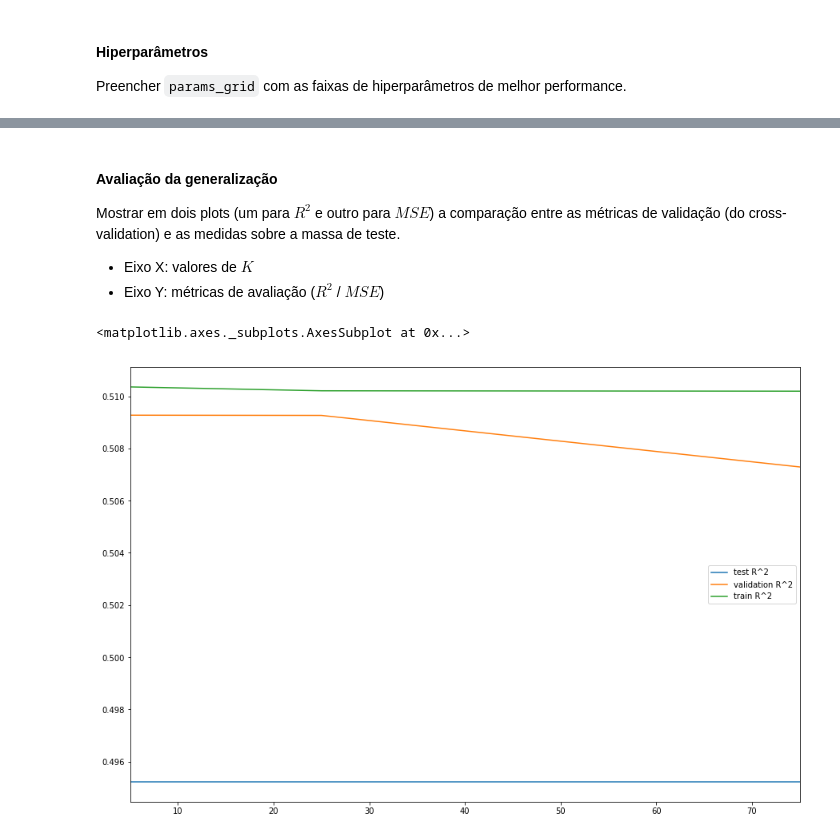
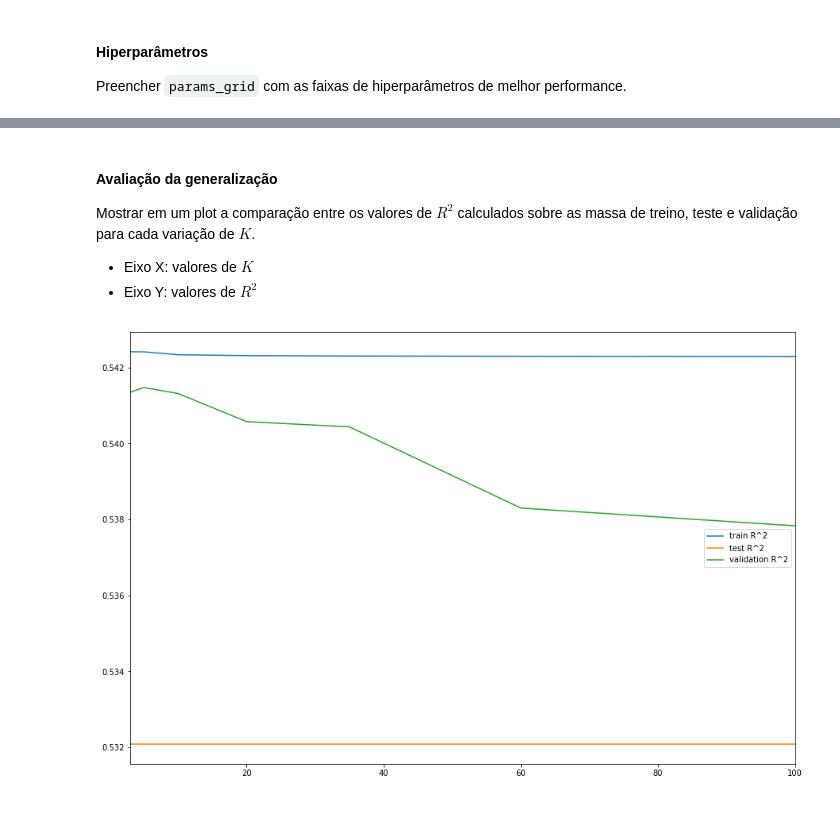
Before and after one commit to somostera/tera-data-science-jul2018, a Jupyter notebook: 17-cross-validation-and-regularization/Solução 2 - Validação Cruzada Para Seleção de Modelos.ipynb, the cells around one changed output, grey strips where cells are left out. Cells and saved outputs as stored; diff of their text form; code cells hidden in the pictures; blank space fills up the shorter version.

```diff
--- a/17-cross-validation-and-regularization/Solução 2 - Validação Cruzada Para Seleção de Modelos.ipynb
+++ b/17-cross-validation-and-regularization/Solução 2 - Validação Cruzada Para Seleção de Modelos.ipynb
@@ -277,9 +277,9 @@ Preencher `params_grid` com as faixas de hiperparâmetros de melhor performance.
 # %%
 """ Complete os espaços com ? """
 param_grid = {
-    "alpha": np.logspace(1, 3, 5),
-    "l1_ratio": np.linspace(0.3, 0.9, 5),
-    "max_iter": [100],
+    "alpha": np.logspace(1, 2, 3),
+    "l1_ratio": np.linspace(0.7, 1, 3),
+    "max_iter": [1000],
     "positive": [True]
 }
 # %% [markdown]
@@ -291,8 +289,10 @@ k_list = [2, 3, 4, 5, 6, 7, 8, 9, 10]
+# %%
+k_list = [3, 5, 10, 20, 35, 60, 100]
 # %%
 """ Escreva a solução aqui """
 
 measures = pd.DataFrame(
-    columns=["mean_train_score", "mean_test_score", "std_train_score", "std_test_score"],
+    columns=["train R^2", "test R^2", "validation R^2"],
     index=k_list,
     data=None
 )
@@ -302,17 +302,32 @@ for k in k_list:
     grid = GridSearchCV(
         ElasticNet(),
         param_grid=param_grid,
-        scoring='r2',
-        cv=KFold(n_splits=k, shuffle=True, random_state=42)
+        scoring=['r2'],
+        cv=KFold(n_splits=k, shuffle=True, random_state=42),
+        refit=False
     )
     grid.fit(x_train, y_train)
 
     # retrieving best model validation results
     cv_results = pd.DataFrame(grid.cv_results_)
-    measures.loc[k, 'mean_train_score'] = cv_results.mean_train_score.mean()
-    measures.loc[k, 'mean_test_score'] = cv_results.mean_test_score.mean()
-    measures.loc[k, 'std_train_score'] = cv_results.mean_train_score.std()
-    measures.loc[k, 'std_test_score'] = cv_results.mean_test_score.std()
+    best_index = cv_results.mean_test_r2.argmax()
+    r2_tr = cv_results.loc[best_index, 'mean_train_r2']
+    r2_vd = cv_results.loc[best_index, 'mean_test_r2']
+
+    # training model w/ best params
+    best_params = cv_results.loc[best_index, "params"]
+    model = ElasticNet(**best_params).fit(x_train, y_train)
+
+    # retrieving best model's test results
+    y_pred = model.predict(x_test)
+    y_true = y_test
+    mse_te = mean_squared_error(y_true, y_pred)
+    r2_te = r2_score(y_true, y_pred)
+
+    # filling measures table
+    measures.loc[k, "train R^2"] = r2_tr
+    measures.loc[k, "test R^2"] = r2_te
+    measures.loc[k, "validation R^2"] = r2_vd
 
 measures
 # %% [output]
@@ -350,13 +342,12 @@ cv_results
 # %% [markdown]
 ####  Avaliação da generalização
 
-Mostrar em dois plots (um para $R^2$ e outro para $MSE$) a comparação entre as métricas de validação (do cross-validation) e as medidas sobre a massa de teste.
+Mostrar em um plot a comparação entre os valores de $R^2$ calculados sobre as massa de treino, teste e validação para cada variação de $K$.
 
-* Eixo X: valores de  $K$
-* Eixo Y: métricas de avaliação ($R^2$ / $MSE$)
+* Eixo X: valores de $K$
+* Eixo Y: valores de $R^2$
 # %%
 """ Escreva a solução aqui """
-measures[["test R^2", "validation R^2", "train R^2"]].plot(figsize=(15,10))
+_ = measures[["train R^2", "test R^2", "validation R^2"]].plot(figsize=(15,10))
 # %% [output]
-<matplotlib.axes._subplots.AxesSubplot at 0x...>
-[figure, old version]
+[figure, new version]
```
Also changed, not shown: parts of 6 cells of this notebook, 5 other files.
